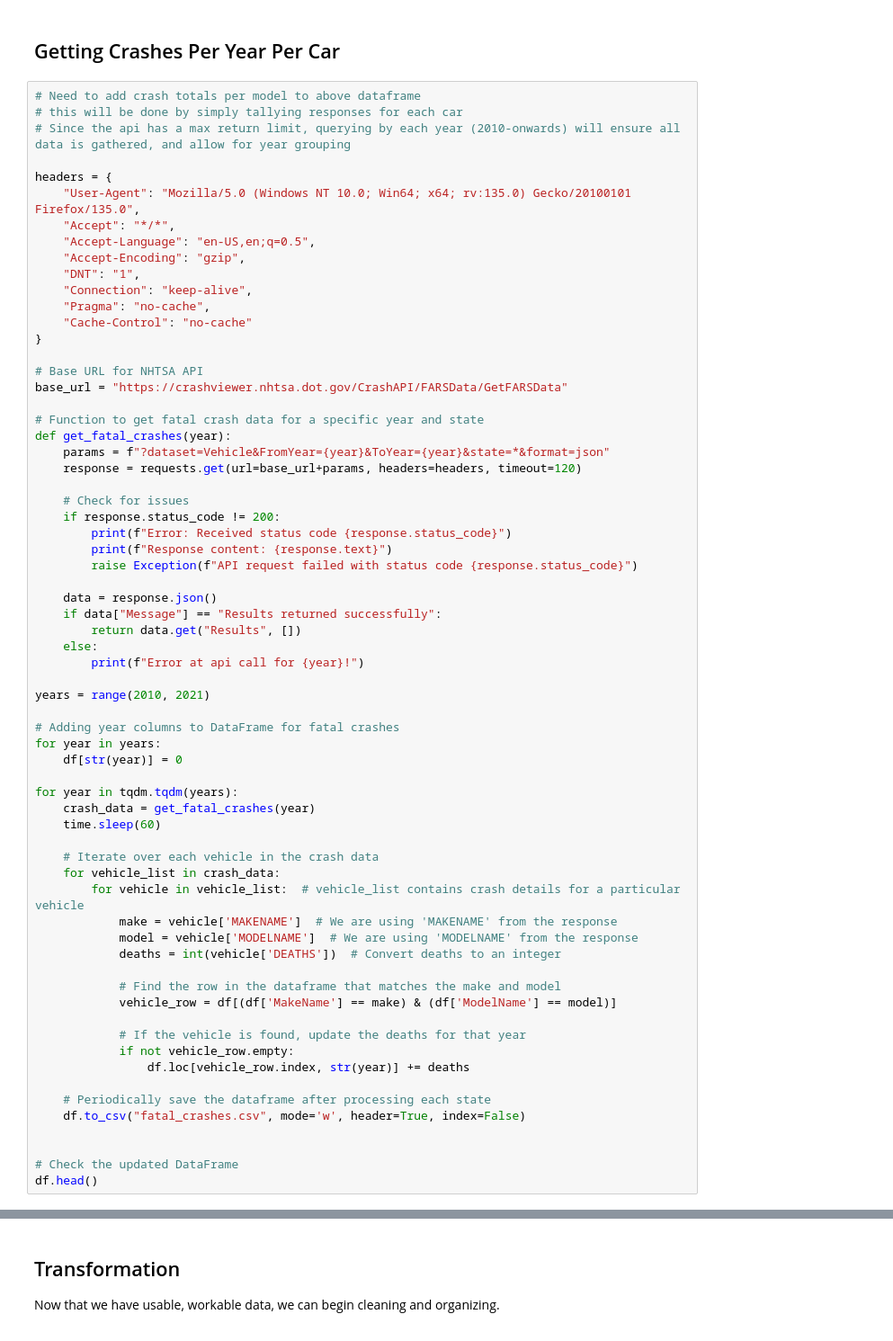
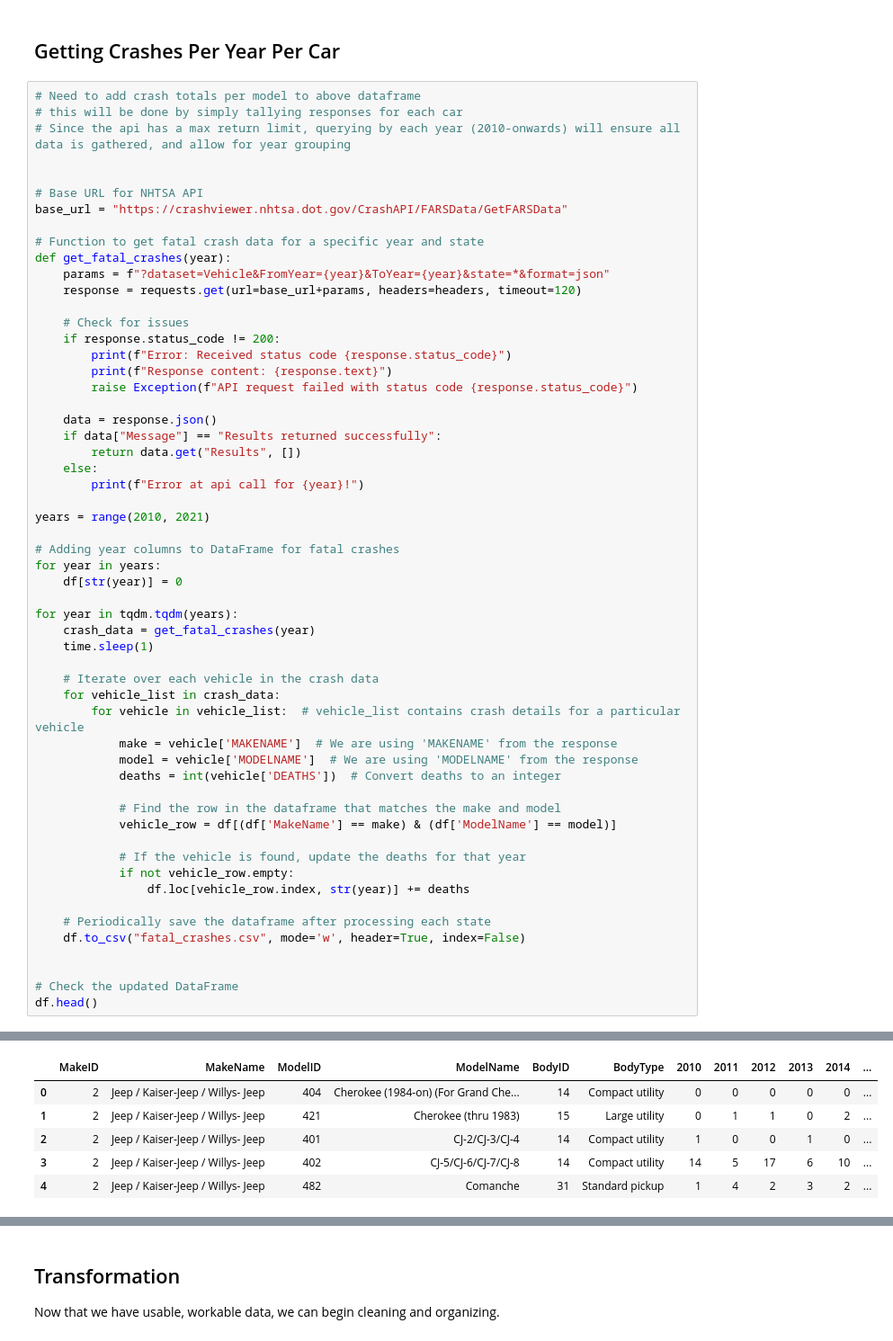
Before and after one commit to ConnorCritchley/GC-Final-Project, a Jupyter notebook: FinalNotebook.ipynb, the cells around one changed output, grey strips where cells are left out. Shown: that part at 90% size. Cells and saved outputs as stored; diff of their text form.

```diff
--- a/FinalNotebook.ipynb
+++ b/FinalNotebook.ipynb
@@ -266,16 +266,6 @@ memory usage: 22.3+ KB
 # this will be done by simply tallying responses for each car
 # Since the api has a max return limit, querying by each year (2010-onwards) will ensure all data is gathered, and allow for year grouping
 
-headers = {
-    "User-Agent": "Mozilla/5.0 (Windows NT 10.0; Win64; x64; rv:135.0) Gecko/20100101 Firefox/135.0",
-    "Accept": "*/*",
-    "Accept-Language": "en-US,en;q=0.5",
-    "Accept-Encoding": "gzip",
-    "DNT": "1",
-    "Connection": "keep-alive",
-    "Pragma": "no-cache",
-    "Cache-Control": "no-cache"
-}
 
 # Base URL for NHTSA API
 base_url = "https://crashviewer.nhtsa.dot.gov/CrashAPI/FARSData/GetFARSData"
@@ -305,7 +295,7 @@ for year in years:
 
 for year in tqdm.tqdm(years):
     crash_data = get_fatal_crashes(year)
-    time.sleep(60)
+    time.sleep(1)
 
     # Iterate over each vehicle in the crash data
     for vehicle_list in crash_data:
@@ -331,0 +321,6 @@ TypeError: 'Response' object is not subscriptable
+|  | MakeID | MakeName | ModelID | ModelName | BodyID | BodyType | 2010 | 2011 | 2012 | 2013 | 2014 | ... |
+| 0 | 2 | Jeep / Kaiser-Jeep / Willys- Jeep | 404 | Cherokee (1984-on) (For Grand Che... | 14 | Compact utility | 0 | 0 | 0 | 0 | 0 | ... |
+| 1 | 2 | Jeep / Kaiser-Jeep / Willys- Jeep | 421 | Cherokee (thru 1983) | 15 | Large utility | 0 | 1 | 1 | 0 | 2 | ... |
+| 2 | 2 | Jeep / Kaiser-Jeep / Willys- Jeep | 401 | CJ-2/CJ-3/CJ-4 | 14 | Compact utility | 1 | 0 | 0 | 1 | 0 | ... |
+| 3 | 2 | Jeep / Kaiser-Jeep / Willys- Jeep | 402 | CJ-5/CJ-6/CJ-7/CJ-8 | 14 | Compact utility | 14 | 5 | 17 | 6 | 10 | ... |
+| 4 | 2 | Jeep / Kaiser-Jeep / Willys- Jeep | 482 | Comanche | 31 | Standard pickup | 1 | 4 | 2 | 3 | 2 | ... |
```
Also changed, not shown: parts of 3 cells of this notebook, 4 other files.
